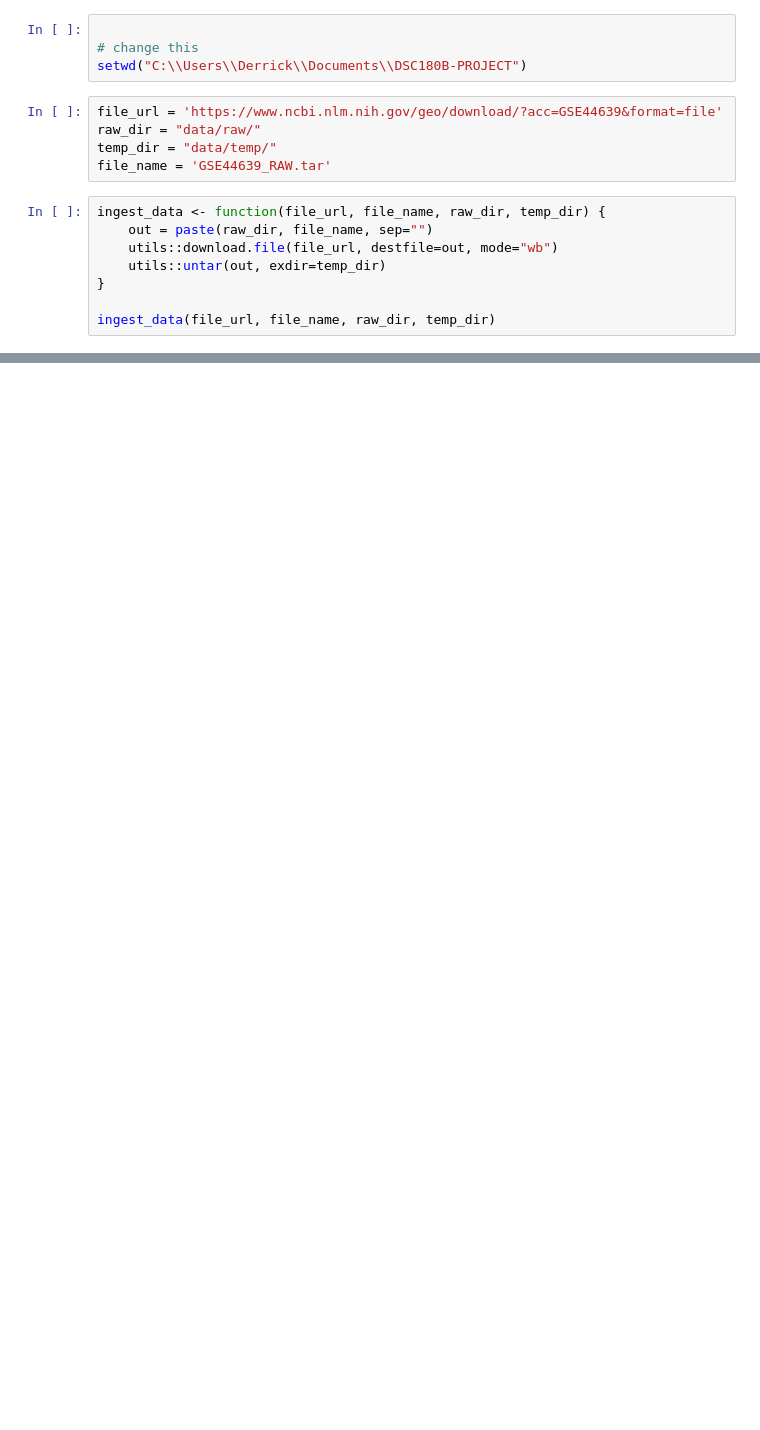
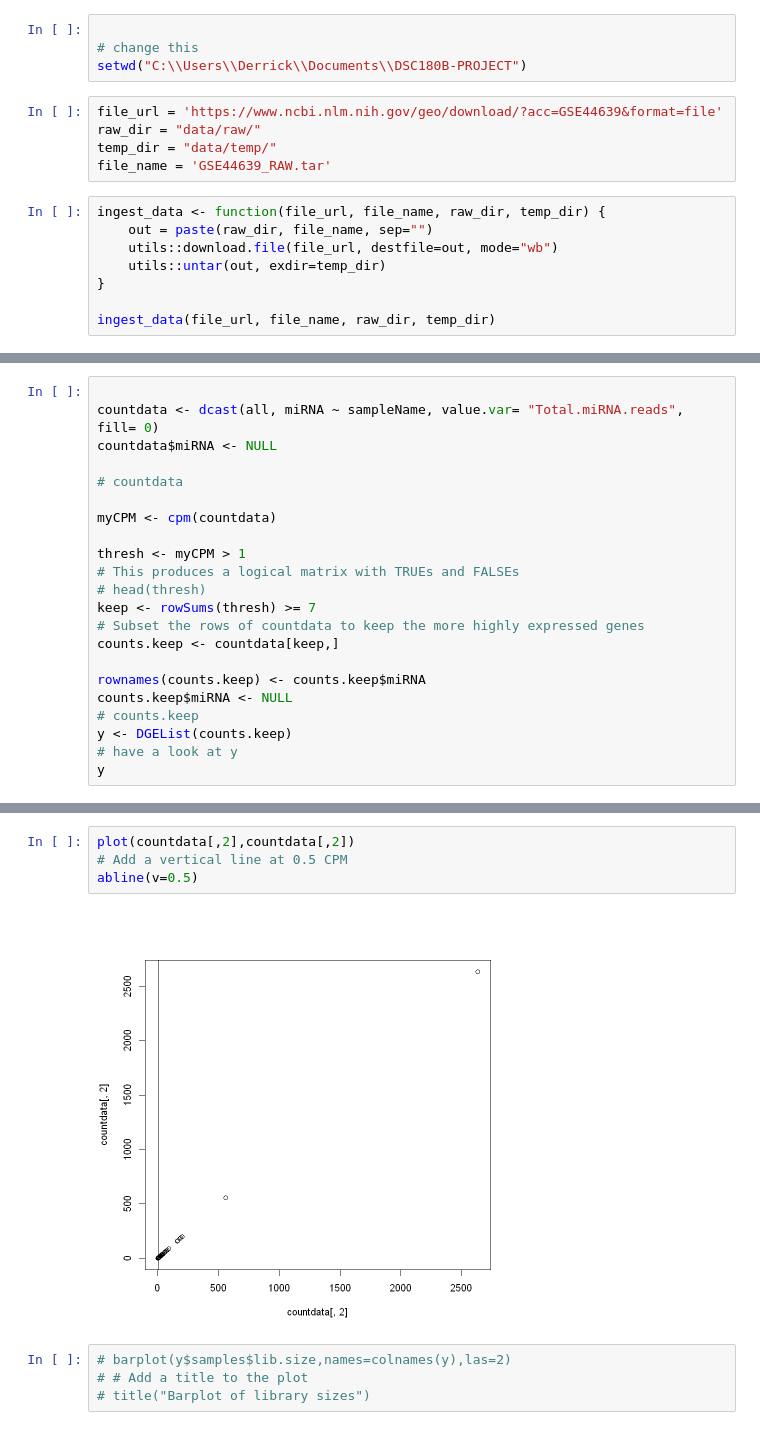
Before and after one commit to derrick56007/mirna_pre-t1d, a Jupyter notebook: notebooks/R_workspace.ipynb, the cells around one changed output, grey strips where cells are left out. Saved outputs shown, nothing was run; the diff lists cells and outputs as text; blank space fills up the shorter version.

```diff
--- a/notebooks/R_workspace.ipynb
+++ b/notebooks/R_workspace.ipynb
@@ -158,0 +120,22 @@ A data.frame: 568 × 6
+# %%
+
+countdata <- dcast(all, miRNA ~ sampleName, value.var= "Total.miRNA.reads", fill= 0)
+countdata$miRNA <- NULL
+
+# countdata
+
+myCPM <- cpm(countdata)
+
+thresh <- myCPM > 1
+# This produces a logical matrix with TRUEs and FALSEs
+# head(thresh)
+keep <- rowSums(thresh) >= 7
+# Subset the rows of countdata to keep the more highly expressed genes
+counts.keep <- countdata[keep,]
+
+rownames(counts.keep) <- counts.keep$miRNA
+counts.keep$miRNA <- NULL
+# counts.keep
+y <- DGEList(counts.keep)
+# have a look at y
+y
@@ -158,0 +182,10 @@ A data.frame: 568 × 6
+# %%
+plot(countdata[,2],countdata[,2])
+# Add a vertical line at 0.5 CPM
+abline(v=0.5)
+# %% [output]
+[figure, added]
+# %%
+# barplot(y$samples$lib.size,names=colnames(y),las=2)
+# # Add a title to the plot
+# title("Barplot of library sizes")
```
Also changed, not shown: parts of 16 cells of this notebook, 1 other file.
